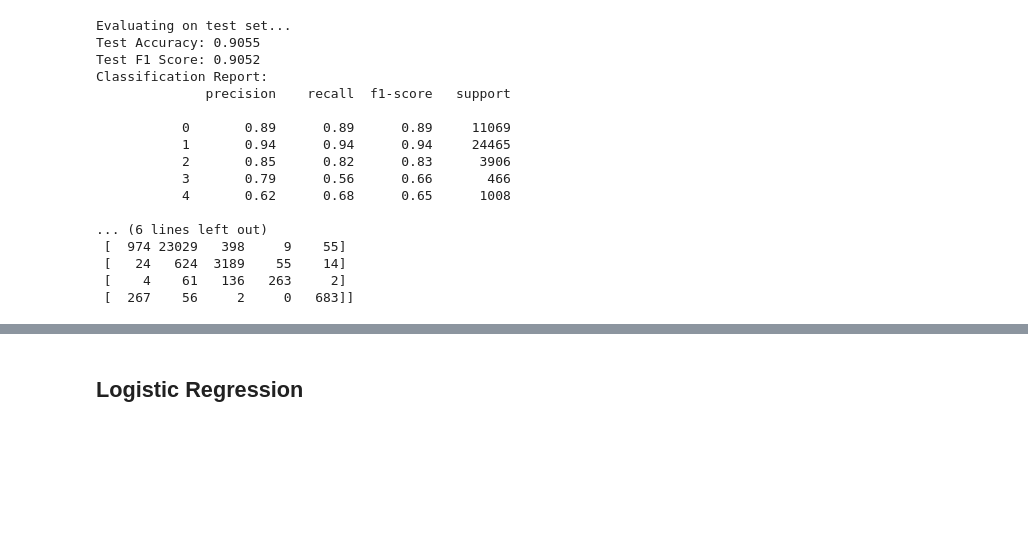
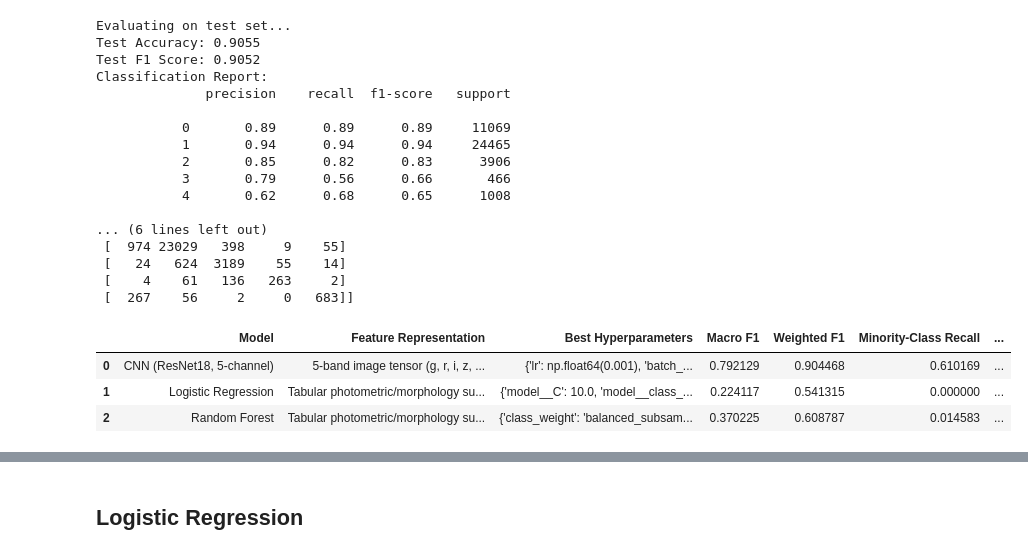
Before and after one commit to MADS-Milestone-2/Galaxy-Classifier, a Jupyter notebook: group-4-second-draft.ipynb, the cells around one changed output, grey strips where cells are left out. Saved outputs shown, nothing was run; the diff lists cells and outputs as text; code cells hidden in the pictures; blank space fills up the shorter version.

Commit message:
add hypertuning and results csvs

```diff
--- a/group-4-second-draft.ipynb
+++ b/group-4-second-draft.ipynb
@@ -1233,7 +1233,7 @@ Classification Report:
  [  267    56     2     0   683]]
 # %%
 # Compact supervised-model comparison table for the report
-# CNN row auto-populates from cnn_tuning_runs.csv; fill LR/RF values after their tuning runs.
+# CNN row auto-populates from cnn_tuning_runs.csv; LR/RF rows auto-populate from tuning outputs.
 
 cnn_runs = pd.read_csv("cnn_tuning_runs.csv")
 cnn_best = cnn_runs.sort_values(
@@ -1251,52 +1251,96 @@ cnn_hparams = {
     "seed": int(cnn_best["seed"]),
 }
 
-# Fill these once Logistic Regression / Random Forest tuning is complete.
-lr_best = {
-    "best_hyperparameters": "TBD (fill after LR tuning)",
-    "macro_f1": np.nan,
-    "weighted_f1": np.nan,
-    "minority_recall": np.nan,
-    "notes": "Tabular baseline on photometric/morphology features",
-}
+# Pull LR results from in-memory tuning output if available; otherwise read saved CSV.
+if "lr_tuning_summary" in globals():
+    lr_best = {
+        "best_hyperparameters": str(lr_tuning_summary["best_hyperparameters"]),
+        "macro_f1": float(lr_tuning_summary["test_macro_f1"]),
+        "weighted_f1": float(lr_tuning_summary["test_weighted_f1"]),
+        "minority_recall": float(lr_tuning_summary["test_minority_recall"]),
+        "notes": f"CV macro F1={lr_tuning_summary['cv_best_macro_f1']:.4f}",
+    }
+else:
+    try:
+        lr_saved = pd.read_csv("lr_tuning_summary.csv").iloc[0]
+        lr_best = {
+            "best_hyperparameters": str(lr_saved["best_hyperparameters"]),
+            "macro_f1": float(lr_saved["test_macro_f1"]),
+            "weighted_f1": float(lr_saved["test_weighted_f1"]),
+            "minority_recall": float(lr_saved["test_minority_recall"]),
+            "notes": f"CV macro F1={float(lr_saved['cv_best_macro_f1']):.4f}",
+        }
+    except Exception:
+        lr_best = {
+            "best_hyperparameters": "TBD (run LR tuning and/or save lr_tuning_summary.csv)",
+            "macro_f1": np.nan,
+            "weighted_f1": np.nan,
+            "minority_recall": np.nan,
+            "notes": "Tabular baseline on photometric/morphology features",
+        }
 
-rf_best = {
-    "best_hyperparameters": "TBD (fill after RF tuning)",
-    "macro_f1": np.nan,
-    "weighted_f1": np.nan,
-    "minority_recall": np.nan,
-    "notes": "Tree ensemble on tabular features",
-}
+# Pull RF results from in-memory tuning output if available; otherwise read saved CSV.
+if "rf_tuning_summary" in globals():
+    rf_best = {
+        "best_hyperparameters": str(rf_tuning_summary["best_hyperparameters"]),
+        "macro_f1": float(rf_tuning_summary["test_macro_f1"]),
+        "weighted_f1": float(rf_tuning_summary["test_weighted_f1"]),
+        "minority_recall": float(rf_tuning_summary["test_minority_recall"]),
+        "notes": f"CV macro F1={rf_tuning_summary['cv_best_macro_f1']:.4f}",
+    }
+else:
+    try:
+        rf_saved = pd.read_csv("rf_tuning_summary.csv").iloc[0]
+        rf_best = {
+            "best_hyperparameters": str(rf_saved["best_hyperparameters"]),
+            "macro_f1": float(rf_saved["test_macro_f1"]),
+            "weighted_f1": float(rf_saved["test_weighted_f1"]),
+            "minority_recall": float(rf_saved["test_minority_recall"]),
+            "notes": f"CV macro F1={float(rf_saved['cv_best_macro_f1']):.4f}",
+        }
+    except Exception:
+        rf_best = {
+            "best_hyperparameters": "TBD (run RF tuning and/or save rf_tuning_summary.csv)",
+            "macro_f1": np.nan,
+            "weighted_f1": np.nan,
+            "minority_recall": np.nan,
+            "notes": "Tree ensemble on tabular features",
+        }
 
 comparison_rows = [
     {
         "Model": "CNN (ResNet18, 5-channel)",
         "Feature Representation": "5-band image tensor (g, r, i, z, y); spatial pixel structure",
         "Best Hyperparameters": str(cnn_hparams),
         "Macro F1": float(cnn_best["best_val_macro_f1"]),
         "Weighted F1": float(cnn_best["best_val_weighted_f1"]),
         "Minority-Class Recall": float(cnn_best["minority_recall"]),
         "Notes": f"Best run: {cnn_best['run_id']} | {cnn_best.get('notes', '')}",
     },
     {
         "Model": "Logistic Regression",
         "Feature Representation": "Tabular photometric/morphology summary features",
         "Best Hyperparameters": lr_best["best_hyperparameters"],
         "Macro F1": lr_best["macro_f1"],
         "Weighted F1": lr_best["weighted_f1"],
         "Minority-Class Recall": lr_best["minority_recall"],
         "Notes": lr_best["notes"],
     },
     {
         "Model": "Random Forest",
         "Feature Representation": "Tabular photometric/morphology summary features",
         "Best Hyperparameters": rf_best["best_hyperparameters"],
         "Macro F1": rf_best["macro_f1"],
         "Weighted F1": rf_best["weighted_f1"],
         "Minority-Class Recall": rf_best["minority_recall"],
         "Notes": rf_best["notes"],
     },
 ]
 
 comparison_table = pd.DataFrame(comparison_rows)
 comparison_table
+# %% [output]
+|  | Model | Feature Representation | Best Hyperparameters | Macro F1 | Weighted F1 | Minority-Class Recall | ... |
+| 0 | CNN (ResNet18, 5-channel) | 5-band image tensor (g, r, i, z, ... | {'lr': np.float64(0.001), 'batch_... | 0.792129 | 0.904468 | 0.610169 | ... |
+| 1 | Logistic Regression | Tabular photometric/morphology su... | {'model__C': 10.0, 'model__class_... | 0.224117 | 0.541315 | 0.000000 | ... |
+| 2 | Random Forest | Tabular photometric/morphology su... | {'class_weight': 'balanced_subsam... | 0.370225 | 0.608787 | 0.014583 | ... |
```
Also changed, not shown: parts of 12 cells of this notebook, 17 other files.
